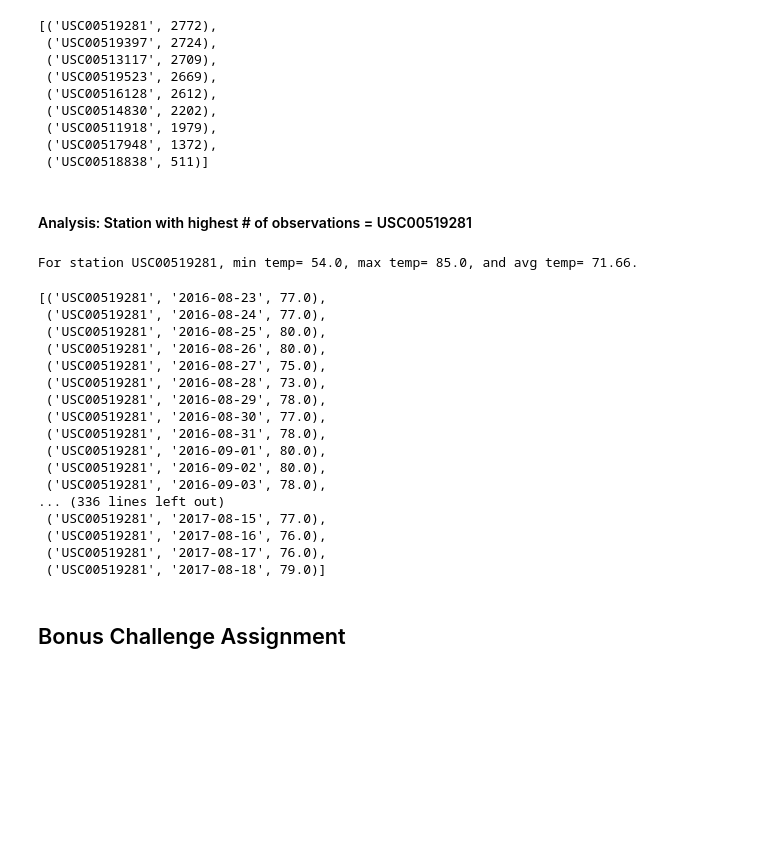
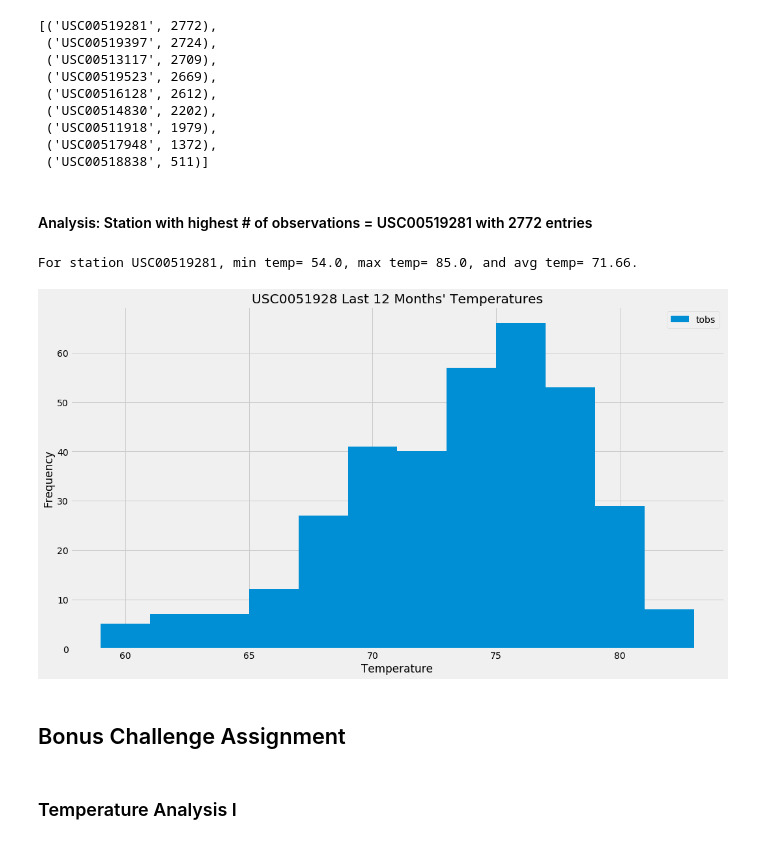
Before and after one commit to colbyhoke/sqlalchemy-challenge, a Jupyter notebook: climate_starter.ipynb, the cells around one changed output. Drawn from its saved outputs; the diff is of its cells as text; code cells hidden in the pictures; blank space fills up the shorter version.

```diff
--- a/climate_starter.ipynb
+++ b/climate_starter.ipynb
@@ -69,9 +73,12 @@ session = Session(engine)
 # Find last date
 last_date = session.query(Measurement.date).order_by(Measurement.date.desc()).first()
 
-# Calculate the date 1 year ago from the last data point in the database
-# Last data point is 2017-08-23
-query_date = dt.date(2017, 8, 23) - dt.timedelta(days=365)
+# Strip the last date to a datetime object
+date_strip = dt.datetime.strptime(last_date[0], '%Y-%m-%d').date()
+
+# Pull out last year, month, and day
+# Find the date a year before that and save as query_date
+query_date = dt.date(date_strip.year,date_strip.month,date_strip.day) - dt.timedelta(days=365)
 
 # Perform a query to retrieve the data and precipitation scores
 last_year_rainfall = session.query(Measurement.date, Measurement.prcp).\
@@ -86,12 +93,13 @@ last_year_df.set_index('date', inplace=True)
 last_year_df = last_year_df.sort_values(by=['date'])
 
 # Use Pandas Plotting with Matplotlib to plot the data
-last_year_df.plot.line(figsize=(16,9),title='Precipitation Over the Last Year')
+last_year_df.plot.line(figsize=(16,9),title='Precipitation Over the Last Year', x_compat=True)
 plt.xlabel('Date')
 plt.ylabel('Inches')
 plt.legend(['precipitation'],loc='best')
-#plt.xticks(np.arange(min(last_year_df['date']), max(last_year_df['date']), 1.0))
+
 plt.xticks(rotation=90)
+
 plt.show()
 # %% [output]
 [figure]
@@ -118,7 +129,10 @@ session.query(func.count(Station.station)).all()
 # %%
 # What are the most active stations? (i.e. what stations have the most rows)?
 # List the stations and the counts in descending order.
-station_activity = session.query(Measurement.station, func.count(Measurement.station)).group_by(Measurement.station).order_by(func.count(Measurement.station).desc()).all()
+station_activity = session.query(Measurement.station, func.count(Measurement.station)).\
+    group_by(Measurement.station).\
+    order_by(func.count(Measurement.station).desc()).all()
+
 station_activity
 # %% [output]
 [('USC00519281', 2772),
@@ -131,7 +145,7 @@ station_activity
  ('USC00517948', 1372),
  ('USC00518838', 511)]
 # %% [markdown]
-#### Analysis: Station with highest # of observations = USC00519281
+#### Analysis: Station with highest # of observations = USC00519281 with 2772 entries
 # %%
 # Using the station id from the previous query, calculate the lowest temperature recorded,
 # highest temperature recorded, and average temperature of the most active station?
@@ -156,34 +167,23 @@ For station USC00519281, min temp= 54.0, max temp= 85.0, and avg temp= 71.66.
 # %%
 # Choose the station with the highest number of temperature observations.
 # Query the last 12 months of temperature observation data for this station and plot the results as a histogram
 
-USC00519281_last_year_data = session.query(Measurement.station, Measurement.date, Measurement.tobs).\
+USC00519281_last_year = session.query(Measurement.date, Measurement.tobs).\
     filter(Measurement.date >= query_date).\
     filter(Measurement.station == station_id).all()
-USC00519281_last_year_data
+USC00519281_last_year
 
 
-USC00519281_df = pd.DataFrame(USC00519281_last_year_data, columns=['date','prcp'])
+USC00519281_df = pd.DataFrame(USC00519281_last_year, columns=['date','tobs'])
 
-
-Frequency and Temp
+USC00519281_df.plot.hist(figsize=(16,9), bins=12, title='USC0051928 Last 12 Months\' Temperatures')
+plt.xlabel('Temperature')
+plt.ylabel('Frequency')
+plt.legend(['tobs'],loc='best')
+plt.show()
 # %% [output]
-[('USC00519281', '2016-08-23', 77.0),
- ('USC00519281', '2016-08-24', 77.0),
- ('USC00519281', '2016-08-25', 80.0),
- ('USC00519281', '2016-08-26', 80.0),
- ('USC00519281', '2016-08-27', 75.0),
- ('USC00519281', '2016-08-28', 73.0),
- ('USC00519281', '2016-08-29', 78.0),
- ('USC00519281', '2016-08-30', 77.0),
- ('USC00519281', '2016-08-31', 78.0),
- ('USC00519281', '2016-09-01', 80.0),
- ('USC00519281', '2016-09-02', 80.0),
- ('USC00519281', '2016-09-03', 78.0),
-... (336 lines left out)
- ('USC00519281', '2017-08-15', 77.0),
- ('USC00519281', '2017-08-16', 76.0),
- ('USC00519281', '2017-08-17', 76.0),
- ('USC00519281', '2017-08-18', 79.0)]
+[figure, added]
 # %% [markdown]
 ## Bonus Challenge Assignment
+# %% [markdown]
+### Temperature Analysis I
```
Also changed, not shown: parts of 16 cells of this notebook.
